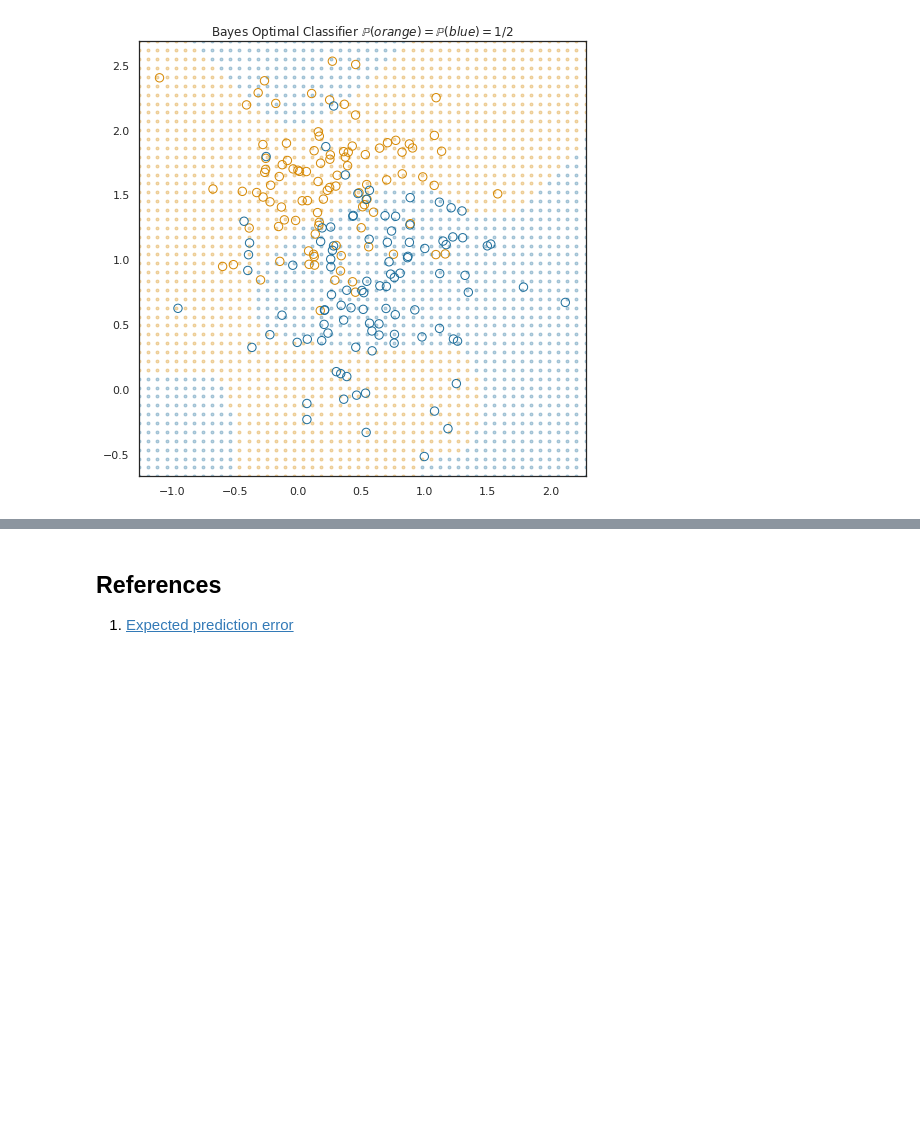
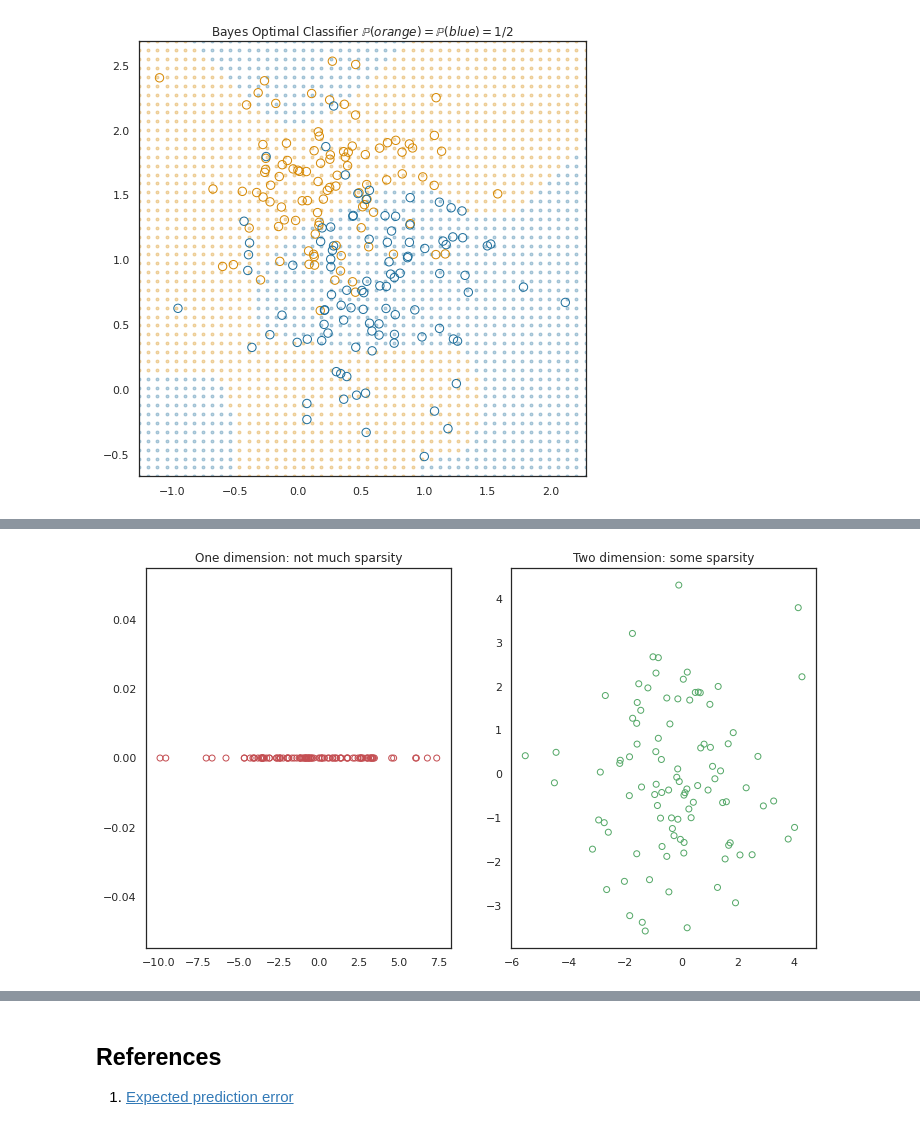
Before and after one commit to oceanumeric/ESL, a Jupyter notebook: ch2/Ch2.ipynb, the cells around one changed output, grey strips where cells are left out. Drawn from its saved outputs; the diff is of its cells as text; code cells hidden in the pictures; blank space fills up the shorter version.

```diff
--- a/ch2/Ch2.ipynb
+++ b/ch2/Ch2.ipynb
@@ -243,0 +265,5 @@ osl.bayes_classifier()
+# %%
+osl = OverviewSL()
+osl.plot_sparsity()
+# %% [output]
+[figure, added]
```
Also changed, not shown: parts of 8 cells of this notebook, 1 other file.
